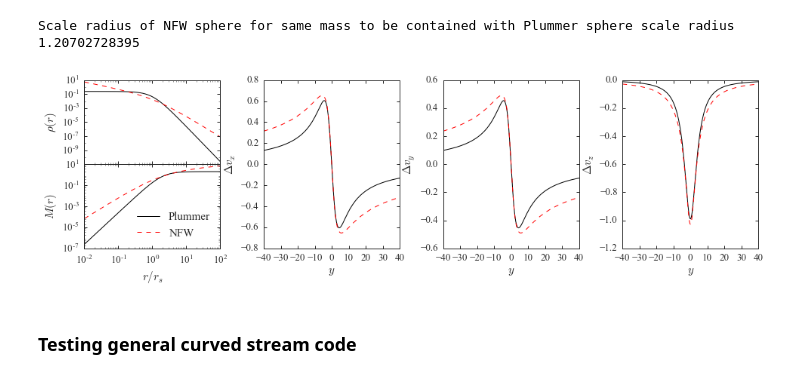
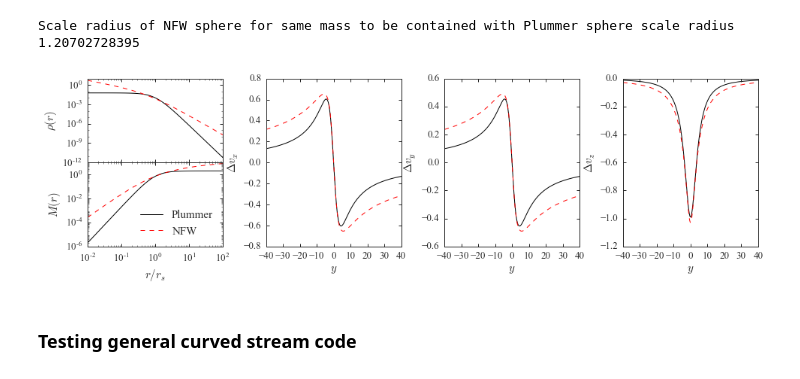
Before and after one commit to jobovy/streamgap-aa, a Jupyter notebook: py/StreamGapExample.ipynb, the cells around one changed output. Drawn from its saved outputs; the diff is of its cells as text; code cells hidden in the pictures.

```diff
--- a/py/StreamGapExample.ipynb
+++ b/py/StreamGapExample.ipynb
@@ -60,46 +60,47 @@ def nfw_mass(r,M,rs):
 # %%
 from scipy.optimize import brentq
 print 'Scale radius of NFW sphere for same mass to be contained with Plummer sphere scale radius'
-fac = brentq(lambda a: plummer_mass(2.,2.,2.) - nfw_mass(2.,2.,a),0.05,2.)
-print fac
+nfw_scale = brentq(lambda a: plummer_mass(rs,GM,rs) - nfw_mass(rs,GM,a),0.05,rs)
+print nfw_scale
 # %% [output]
 Scale radius of NFW sphere for same mass to be contained with Plummer sphere scale radius
 1.20702728395
 # %%
-pot_nfw = NFWPotential(amp=2.,a=fac)
+pot_nfw = NFWPotential(amp=GM,a=fac)
 deltav_nfw= galpy.df_src.streamgapdf.impulse_deltav_general(v,y,b,w,pot_nfw)
 # %%
 f=plt.figure(figsize=(16,4))
 a = [plt.subplot2grid((2,4), (i,0), colspan=1,rowspan=1) for i in range(2)]
-x = np.logspace(-2.,2.)
+x = np.logspace(-2.,2.)*rs
 for i in range(2):
     a[i].semilogy()
     a[i].semilogx()
-a[0].plot(x,plummer_density(x,1.,1.),'k',label='Plummer')
-a[0].plot(x,nfw_density(x,1.,fac),'r--',label='NFW')
+a[0].plot(x/rs,plummer_density(x,GM,rs),'k',label='Plummer')
+a[0].plot(x/rs,nfw_density(x,GM,nfw_scale),'r--',label='NFW')
 a[0].set_xticklabels([])
 a[0].set_ylabel(r'$\rho(r)$')
-a[1].plot(x,plummer_mass(x,2.,2.),'k',label='Plummer')
-a[1].plot(x,nfw_mass(x,2.,fac),'r--',label='NFW')
+yloc = plt.LogLocator(numticks=6)
+a[0].yaxis.set_major_locator(yloc)
+a[1].plot(x/rs,plummer_mass(x,GM,rs),'k',label='Plummer')
+a[1].plot(x/rs,nfw_mass(x,GM,nfw_scale),'r--',label='NFW')
 a[1].set_xlabel(r'$r/r_s$')
 a[1].set_ylabel(r'$M(r)$')
 yloc = plt.LogLocator(numticks=6)
-a[0].yaxis.set_major_locator(yloc)
 a[1].yaxis.set_major_locator(yloc)
 plt.legend(loc=4)
 a = [plt.subplot2grid((2,4), (0,i), colspan=1,rowspan=2) for i in range(1,4)]
 plt.subplots_adjust(hspace=0.)
 plt.subplots_adjust(wspace=0.32)
 labels = [r'$\Delta v_x$',r'$\Delta v_y$',r'$\Delta v_z$']
 for i in range(3):
     a[i].plot(y,deltav_analytic[:,i],'k',label='Plummer')
     a[i].plot(y,deltav_nfw[:,i],'r--',label='NFW')
     a[i].set_xlim(-40.,40.)
     a[i].set_ylabel(labels[i])
     a[i].set_xlabel(r'$y$')
 plt.savefig('nfw_plummer_comparison.pdf',bbox_inches='tight')
 # %% [output]
-[figure, old version]
+[figure, new version]
 # %% [markdown]
 ### Testing general curved stream code
 # %%
```
Also changed, not shown: parts of 1 cell of this notebook.
